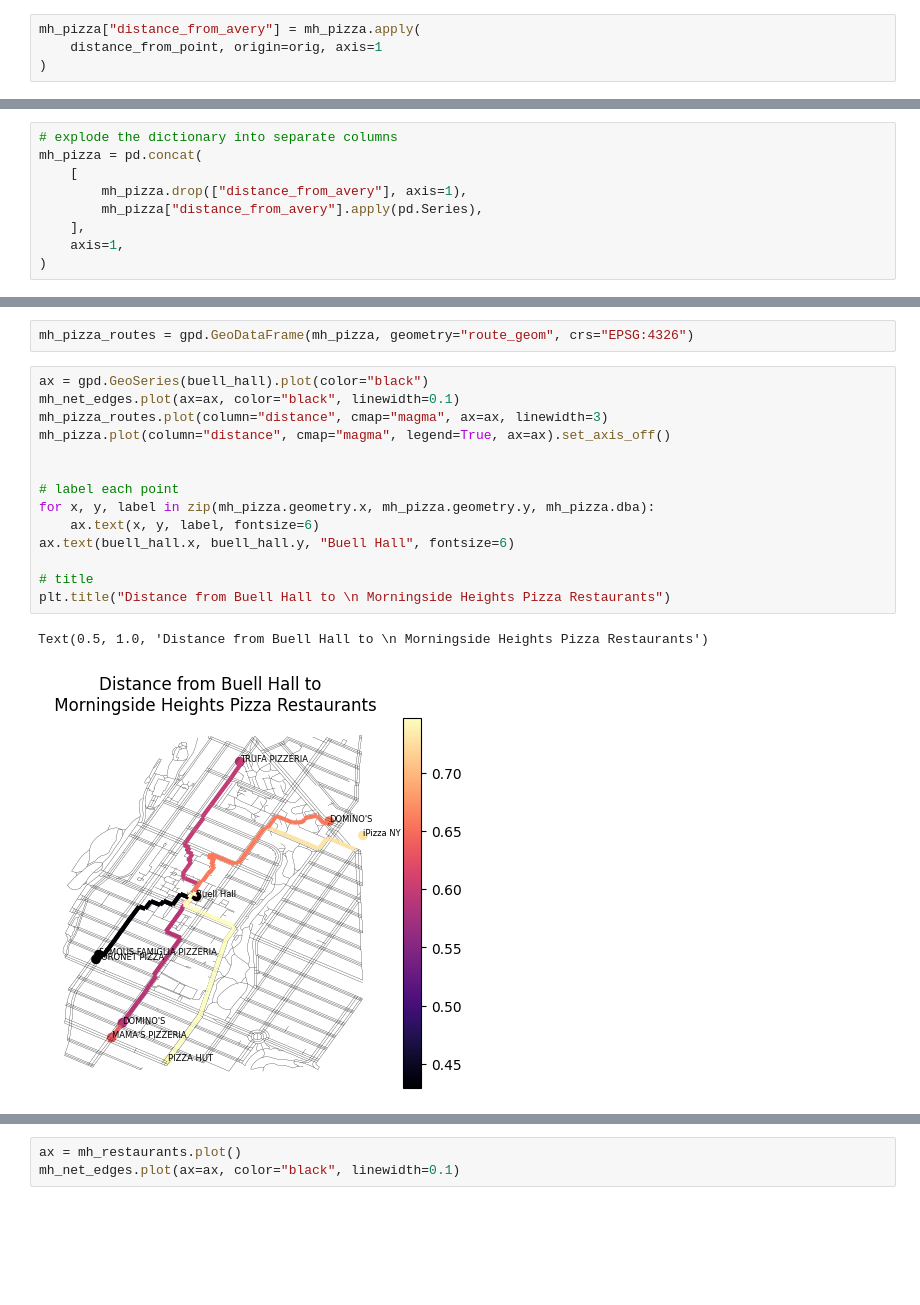
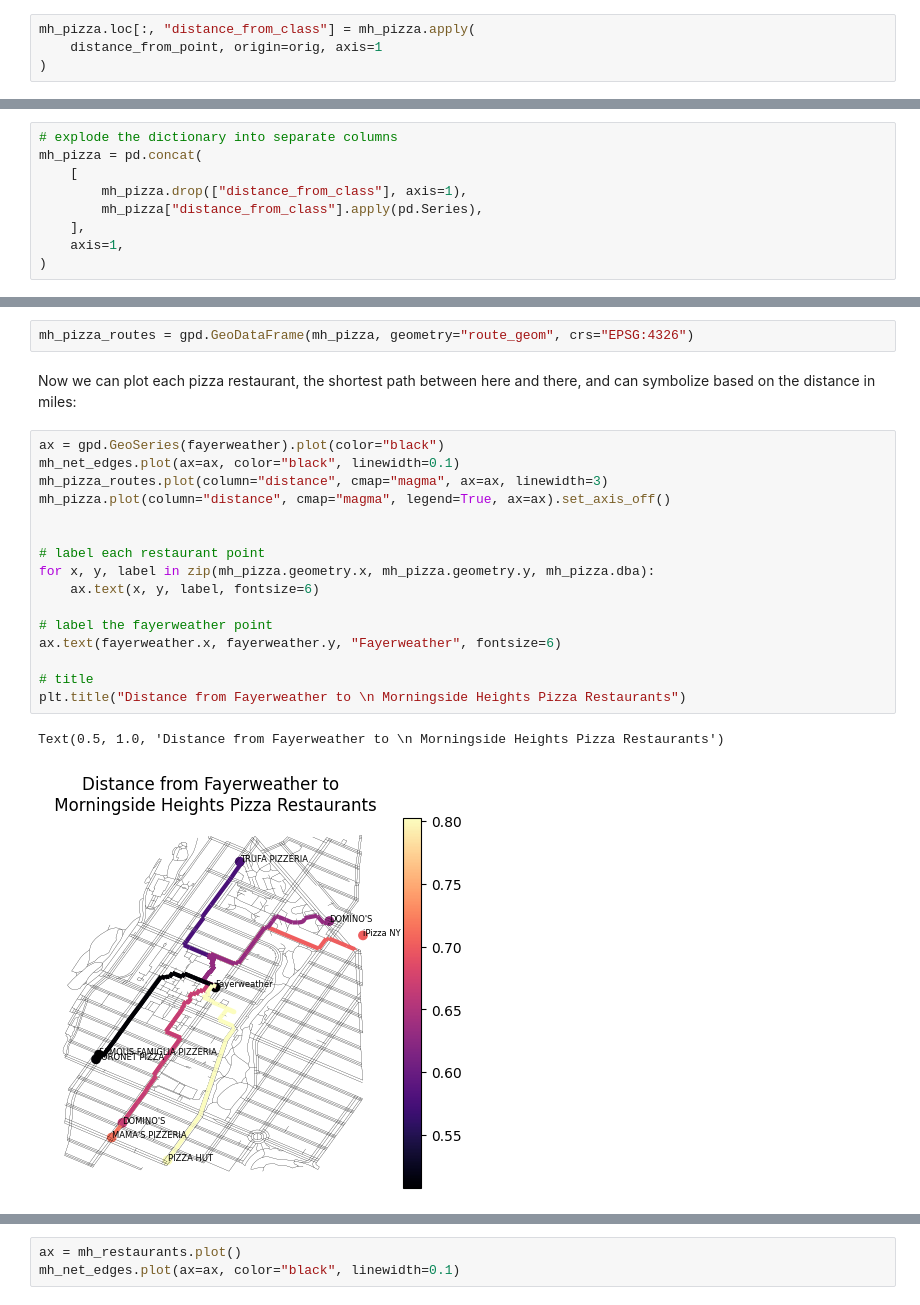
Before and after one commit to mapping-systems/cdp-mapping-systems, a Jupyter notebook: Tutorials/03_networks.ipynb, the cells around one changed output, grey strips where cells are left out. Cells and saved outputs as stored; diff of their text form; blank space fills up the shorter version.

```diff
--- a/Tutorials/03_networks.ipynb
+++ b/Tutorials/03_networks.ipynb
@@ -428,6 +440,6 @@ def distance_from_point(row, origin):
 
     return {"distance": sum(edge_lengths) / 1609.34, "route_geom": route_geom}
 # %%
-mh_pizza["distance_from_avery"] = mh_pizza.apply(
+mh_pizza.loc[:, "distance_from_class"] = mh_pizza.apply(
     distance_from_point, origin=orig, axis=1
 )
@@ -453,8 +466,8 @@ Name: distance_from_avery, dtype: object
 # explode the dictionary into separate columns
 mh_pizza = pd.concat(
     [
-        mh_pizza.drop(["distance_from_avery"], axis=1),
-        mh_pizza["distance_from_avery"].apply(pd.Series),
+        mh_pizza.drop(["distance_from_class"], axis=1),
+        mh_pizza["distance_from_class"].apply(pd.Series),
     ],
     axis=1,
 )
@@ -474,19 +488,23 @@ mh_pizza
 # %%
 mh_pizza_routes = gpd.GeoDataFrame(mh_pizza, geometry="route_geom", crs="EPSG:4326")
+# %% [markdown]
+Now we can plot each pizza restaurant, the shortest path between here and there, and can symbolize based on the distance in miles:
 # %%
-ax = gpd.GeoSeries(buell_hall).plot(color="black")
+ax = gpd.GeoSeries(fayerweather).plot(color="black")
 mh_net_edges.plot(ax=ax, color="black", linewidth=0.1)
 mh_pizza_routes.plot(column="distance", cmap="magma", ax=ax, linewidth=3)
 mh_pizza.plot(column="distance", cmap="magma", legend=True, ax=ax).set_axis_off()
 
 
-# label each point
+# label each restaurant point
 for x, y, label in zip(mh_pizza.geometry.x, mh_pizza.geometry.y, mh_pizza.dba):
     ax.text(x, y, label, fontsize=6)
-ax.text(buell_hall.x, buell_hall.y, "Buell Hall", fontsize=6)
+
+# label the fayerweather point
+ax.text(fayerweather.x, fayerweather.y, "Fayerweather", fontsize=6)
 
 # title
-plt.title("Distance from Buell Hall to \n Morningside Heights Pizza Restaurants")
+plt.title("Distance from Fayerweather to \n Morningside Heights Pizza Restaurants")
 # %% [output]
-Text(0.5, 1.0, 'Distance from Buell Hall to \n Morningside Heights Pizza Restaurants')
+Text(0.5, 1.0, 'Distance from Fayerweather to \n Morningside Heights Pizza Restaurants')
-[figure, old version]
+[figure, new version]
```
Also changed, not shown: parts of 13 cells of this notebook.
